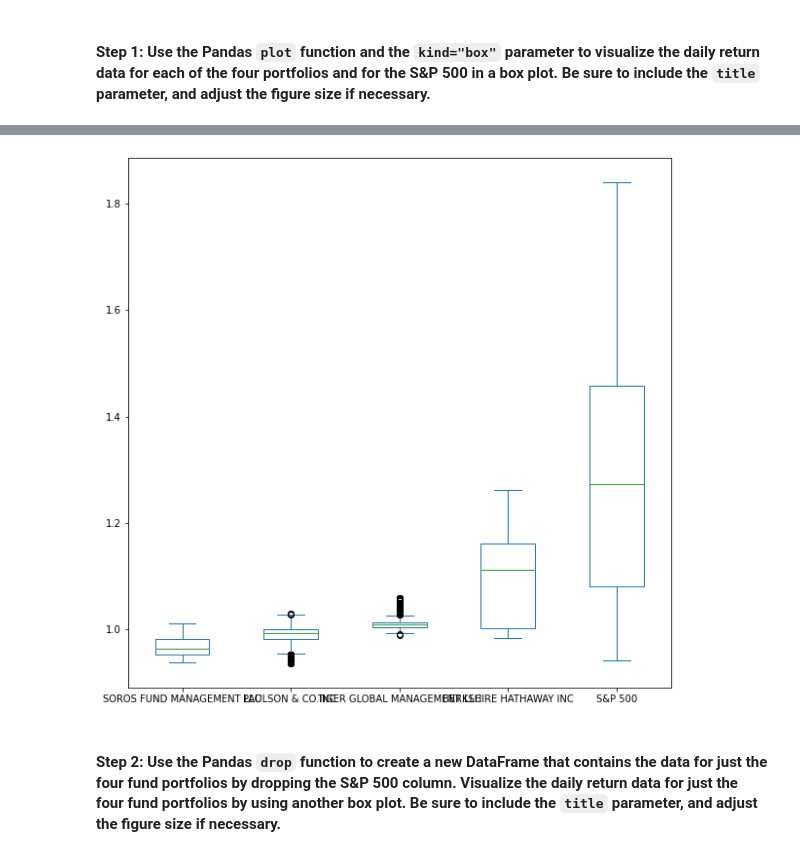
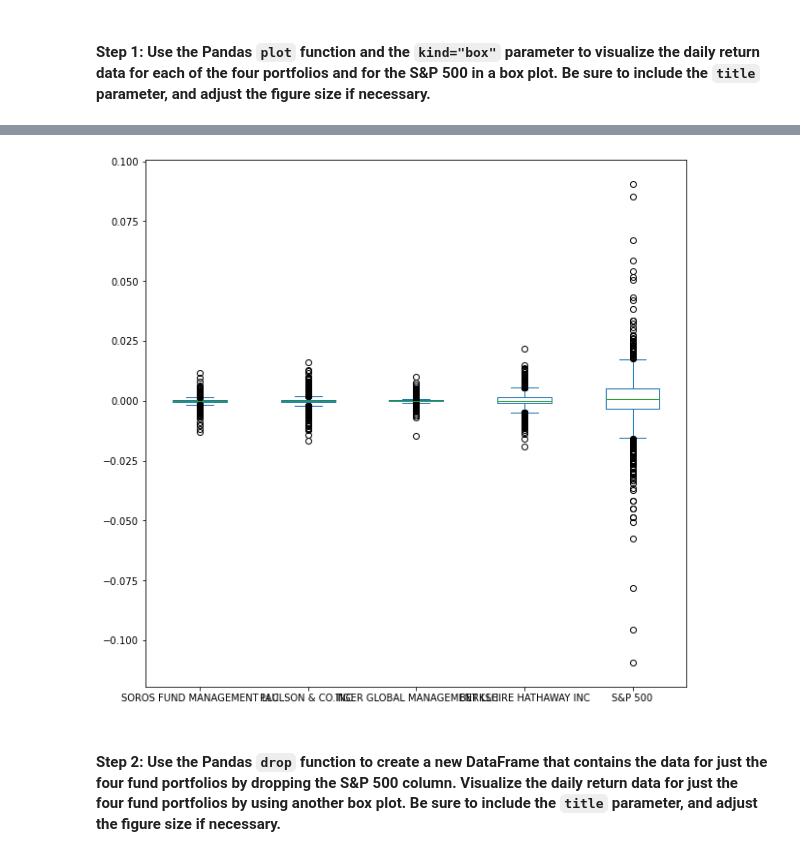
Before and after one commit to QuinnStroube/Portfolio_Analysis, a Jupyter notebook: risk_return_analysis.ipynb, the cells around one changed output, grey strips where cells are left out. Saved outputs shown, nothing was run; the diff lists cells and outputs as text; code cells hidden in the pictures.

```diff
--- a/risk_return_analysis.ipynb
+++ b/risk_return_analysis.ipynb
@@ -110,7 +110,7 @@ import seaborn as sns
 # %%
 # Import the data by reading in the CSV file and setting the DatetimeIndex
 # Review the first 5 rows of the DataFrame
-whale_navs_data = Path('whale_navs.csv')
+whale_navs_data = Path('Resources/whale_navs.csv')
 # %% [markdown]
 #### Step 3: Use the Pandas `pct_change` function together with `dropna` to create the daily returns DataFrame. Base this DataFrame on the NAV prices of the four portfolios and on the closing price of the S&P 500 Index. Review the first five rows of the daily returns DataFrame.
 # %%
@@ -188,8 +188,8 @@ Analyze the volatility of each of the four fund portfolios and of the S&P 500 In
 # %%
 # Use the daily return data to create box plots to visualize the volatility of the 4 funds and the S&P 500
 # Include a title parameter and adjust the figure size
-whale_cumulative_returns.plot(kind='box',figsize=(10,10))
-whale_cumulative_returns.head()
+whale_daily_returns.plot(kind='box',figsize=(10,10))
+whale_daily_returns.head()
 # %% [output]
 |  | SOROS FUND MANAGEMENT LLC | PAULSON & CO.INC. | TIGER GLOBAL MANAGEMENT LLC | BERKSHIRE HATHAWAY INC | S&P 500 |
 | date |  |  |  |  |  |
@@ -201,4 +201,4 @@ whale_cumulative_returns.head()
-[figure, old version]
+[figure, new version]
 # %% [markdown]
 #### Step 2: Use the Pandas `drop` function to create a new DataFrame that contains the data for just the four fund portfolios by dropping the S&P 500 column. Visualize the daily return data for just the four fund portfolios by using another box plot. Be sure to include the `title` parameter, and adjust the figure size if necessary.
 # %%
```
Also changed, not shown: parts of 5 cells of this notebook.
